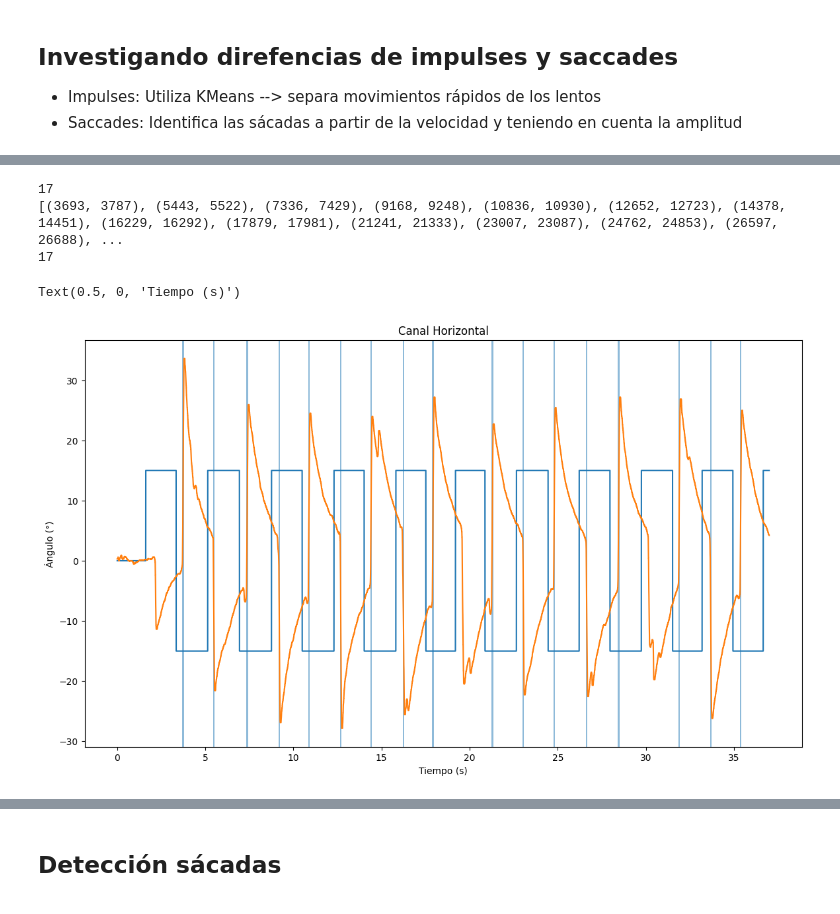
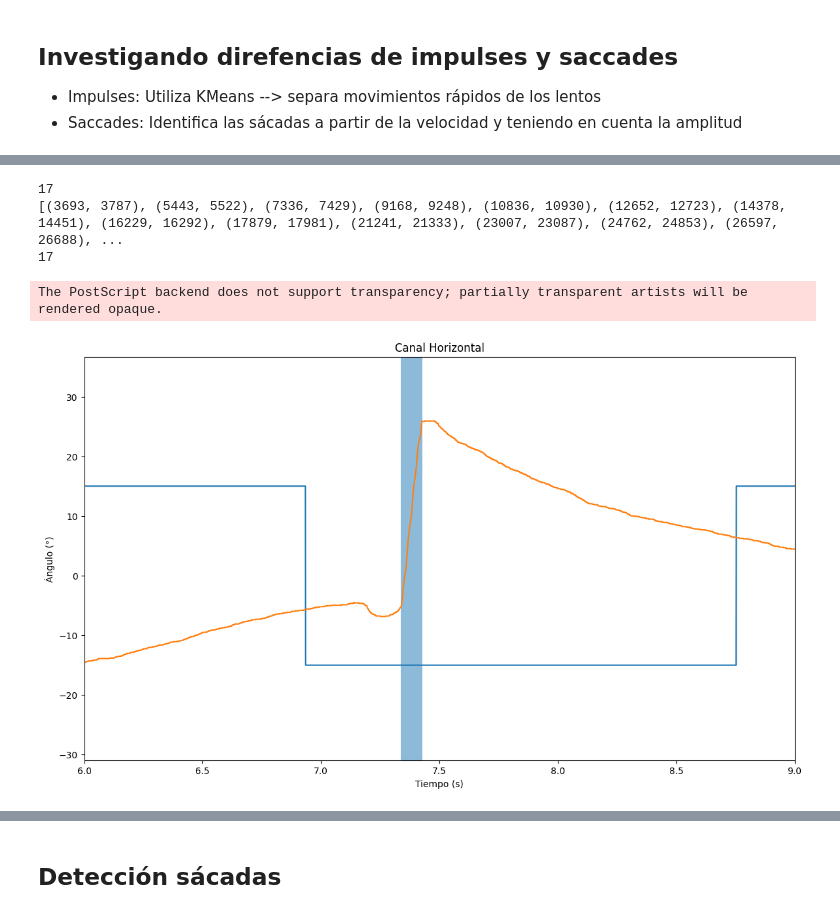
Before and after one commit to idertator/openeog, a Jupyter notebook: notebooks/Antisaccades_Biomarkers.ipynb, the cells around one changed output, grey strips where cells are left out. Saved outputs shown, nothing was run; the diff lists cells and outputs as text; code cells hidden in the pictures.

```diff
--- a/notebooks/Antisaccades_Biomarkers.ipynb
+++ b/notebooks/Antisaccades_Biomarkers.ipynb
@@ -92,12 +53,7 @@ def antisaccades(channel: np.ndarray, stimuli: np.ndarray) -> list[tuple[int, in
     c = 0
 
     for start, end in impulses(channel):
-        if max(channel[start:end]) >= 0 and  min(channel[start:end]) >= 0:
-            amplitude_channel = max(channel[start:end]) - min(channel[start:end])
-        elif max(channel[start:end]) < 0 and min(channel[start:end]) < 0:
-            amplitude_channel = abs(max(channel[start:end]) - min(channel[start:end]))
-        else:
-            amplitude_channel = max(abs(max(channel[start:end])), abs(min(channel[start:end]))) - min(abs(max(channel[start:end])), abs(min(channel[start:end])))
+        amplitude_channel = max(abs(max(channel[start:end])), abs(min(channel[start:end]))) - min(abs(max(channel[start:end])), abs(min(channel[start:end])))
 
         if amplitude_channel > (amplitude_stimuli-1)/2:
             list.append((start, end))
@@ -107,21 +63,23 @@ def antisaccades(channel: np.ndarray, stimuli: np.ndarray) -> list[tuple[int, in
 # %%
 #from bsp.core.biomarkers import antisaccades
 
 resultados = antisaccades(antisacade.hor_channel, antisacade.hor_stimuli)
 print(resultados)
 
 time = np.arange(len(antisacade.hor_stimuli)) / 1000.0  # segundos
 
 plt.title("Canal Horizontal")
 for start, end in antisaccades(antisacade.hor_channel, antisacade.hor_stimuli):
     plt.axvspan((start)/1000, (end)/1000, alpha=0.5)
 plt.plot(time[0:37000], antisacade.hor_stimuli[0:37000])
 plt.plot(time[0:37000], antisacade.hor_channel[0:37000])
 plt.ylabel("Ángulo (°)");
 plt.xlabel("Tiempo (s)")
+plt.xlim(6,9)
+plt.savefig("Antisácada.eps", format="eps")
 # %% [output]
 17
 [(3693, 3787), (5443, 5522), (7336, 7429), (9168, 9248), (10836, 10930), (12652, 12723), (14378, 14451), (16229, 16292), (17879, 17981), (21241, 21333), (23007, 23087), (24762, 24853), (26597, 26688), ...
 17
-Text(0.5, 0, 'Tiempo (s)')
+The PostScript backend does not support transparency; partially transparent artists will be rendered opaque.
-[figure, old version]
+[figure, new version]
```
Also changed, not shown: parts of 20 cells of this notebook, 9 other files.
